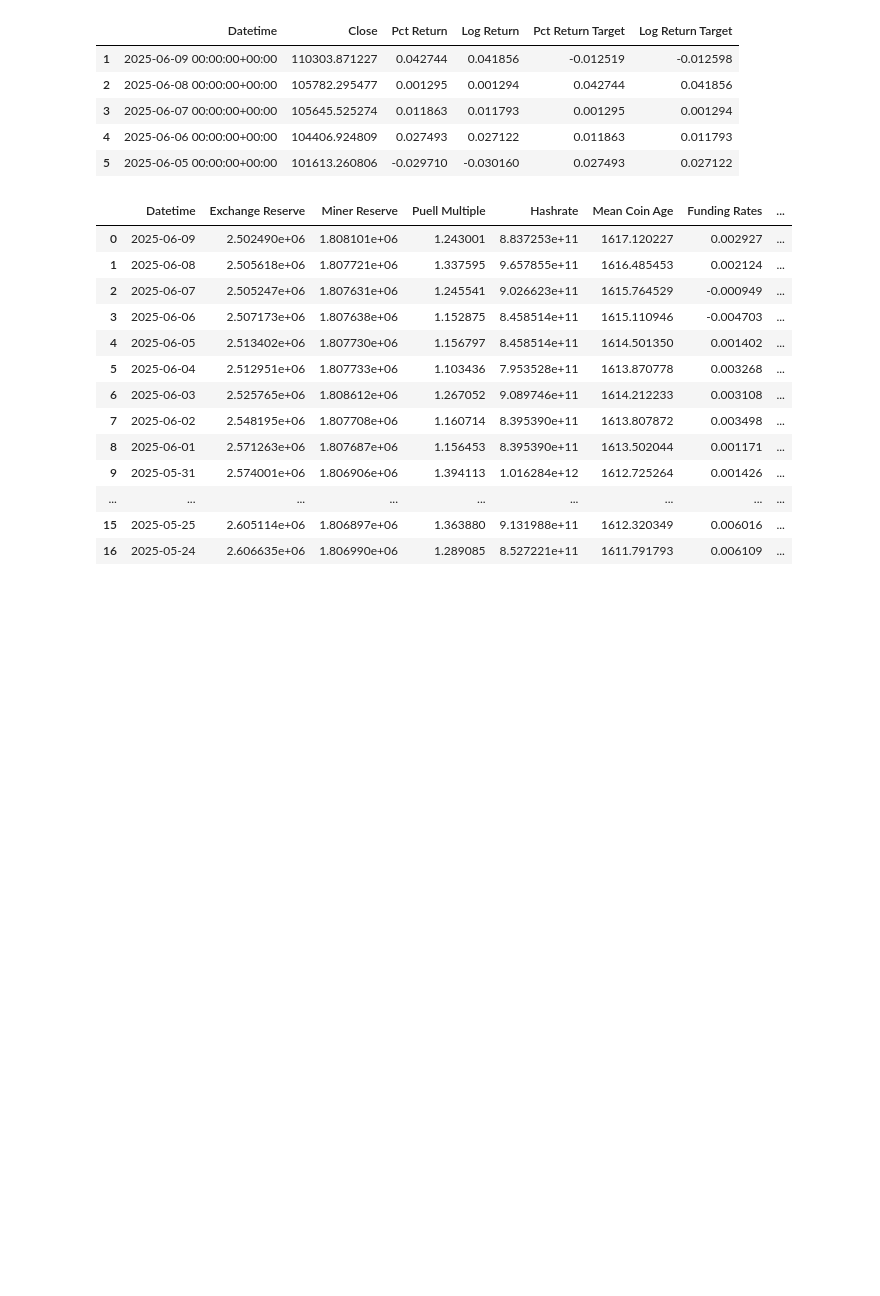
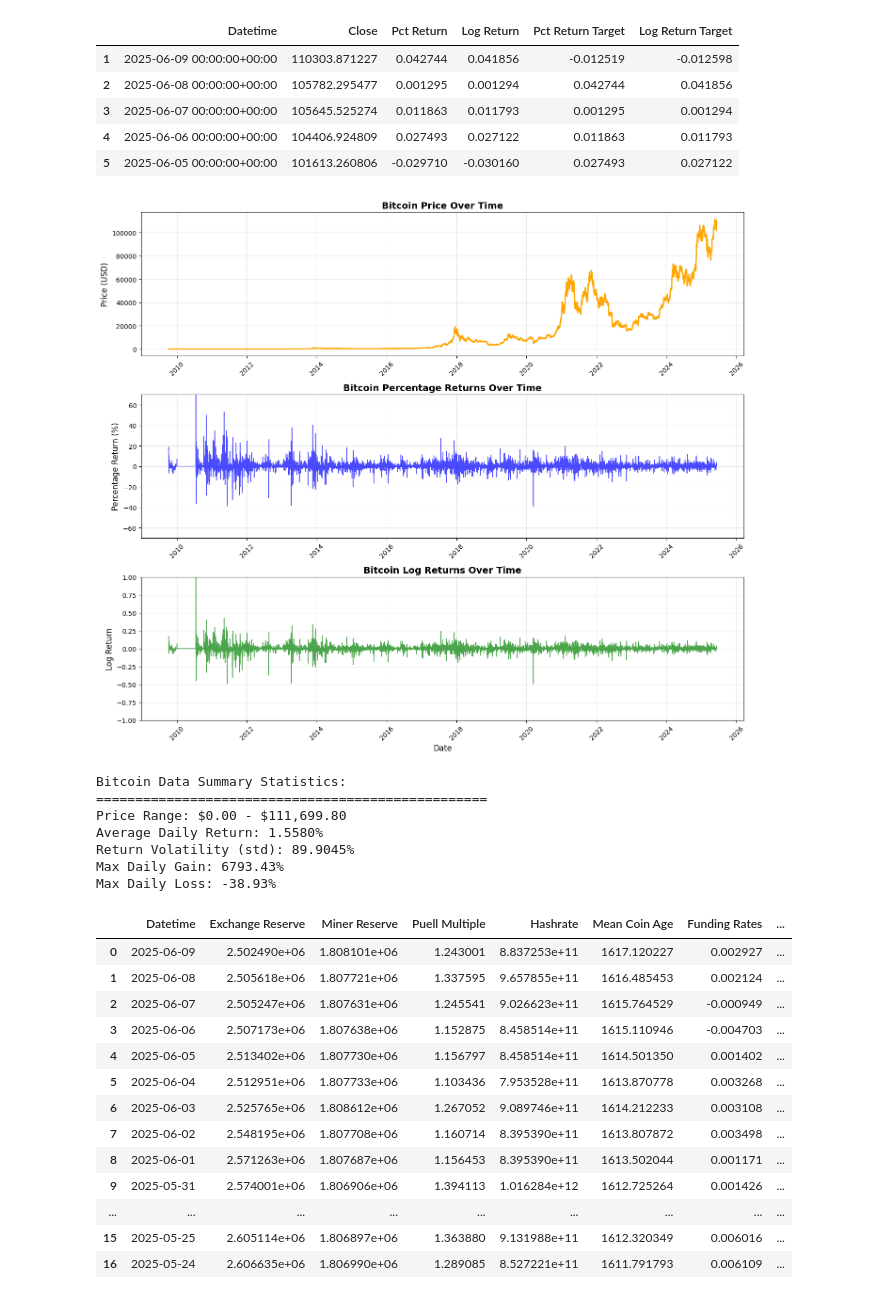
Before and after one commit to sbendre06/Supervised-Learning-BTC-Price-Direction, a Jupyter notebook: Linear Factor Pricing Model/model.ipynb, the cells around one changed output. Saved outputs shown, nothing was run; the diff lists cells and outputs as text; code cells hidden in the pictures; blank space fills up the shorter version.

Commit message:
Bitcoin trend visualization

```diff
--- a/Linear Factor Pricing Model/model.ipynb
+++ b/Linear Factor Pricing Model/model.ipynb
@@ -75,6 +75,54 @@ bitcoin.head()
 | 3 | 2025-06-07 00:00:00+00:00 | 105645.525274 | 0.011863 | 0.011793 | 0.001295 | 0.001294 |
 | 4 | 2025-06-06 00:00:00+00:00 | 104406.924809 | 0.027493 | 0.027122 | 0.011863 | 0.011793 |
 | 5 | 2025-06-05 00:00:00+00:00 | 101613.260806 | -0.029710 | -0.030160 | 0.027493 | 0.027122 |
+# %%
+# Create visualizations for Bitcoin data
+fig, axes = plt.subplots(3, 1, figsize=(14, 12))
+
+# Plot 1: Bitcoin Price Over Time
+axes[0].plot(bitcoin['Datetime'], bitcoin['Close'], color='orange', linewidth=2)
+axes[0].set_title('Bitcoin Price Over Time', fontsize=14, fontweight='bold')
+axes[0].set_ylabel('Price (USD)', fontsize=12)
+axes[0].grid(True, alpha=0.3)
+axes[0].tick_params(axis='x', rotation=45)
+
+# Plot 2: Percentage Returns Over Time
+axes[1].plot(bitcoin['Datetime'], bitcoin['Pct Return'] * 100, color='blue', linewidth=1, alpha=0.7)
+axes[1].set_title('Bitcoin Percentage Returns Over Time', fontsize=14, fontweight='bold')
+axes[1].set_ylabel('Percentage Return (%)', fontsize=12)
+axes[1].set_ylim(-70, 70)
+axes[1].grid(True, alpha=0.3)
+axes[1].tick_params(axis='x', rotation=45)
+
+# Plot 3: Log Returns Over Time
+axes[2].plot(bitcoin['Datetime'], bitcoin['Log Return'], color='green', linewidth=1, alpha=0.7)
+axes[2].set_title('Bitcoin Log Returns Over Time', fontsize=14, fontweight='bold')
+axes[2].set_ylabel('Log Return', fontsize=12)
+axes[2].set_xlabel('Date', fontsize=12)
+axes[2].set_ylim(-1, 1)  # Set y-axis limits from -1 to 1
+axes[2].grid(True, alpha=0.3)
+axes[2].tick_params(axis='x', rotation=45)
+
+plt.tight_layout()
+plt.show()
+
+# Print some summary statistics
+print("Bitcoin Data Summary Statistics:")
+print("="*50)
+print(f"Price Range: ${bitcoin['Close'].min():,.2f} - ${bitcoin['Close'].max():,.2f}")
+print(f"Average Daily Return: {bitcoin['Pct Return'].mean()*100:.4f}%")
+print(f"Return Volatility (std): {bitcoin['Pct Return'].std()*100:.4f}%")
+print(f"Max Daily Gain: {bitcoin['Pct Return'].max()*100:.2f}%")
+print(f"Max Daily Loss: {bitcoin['Pct Return'].min()*100:.2f}%")
+# %% [output]
+[figure, added]
+Bitcoin Data Summary Statistics:
+==================================================
+Price Range: $0.00 - $111,699.80
+Average Daily Return: 1.5580%
+Return Volatility (std): 89.9045%
+Max Daily Gain: 6793.43%
+Max Daily Loss: -38.93%
 # %%
 df = exchange_holdings.merge(miner_reserves, on='Datetime', how='inner')
 df = df.merge(puell_multiple, on='Datetime', how='inner')
```
Also changed, not shown: parts of 1 cell of this notebook.
